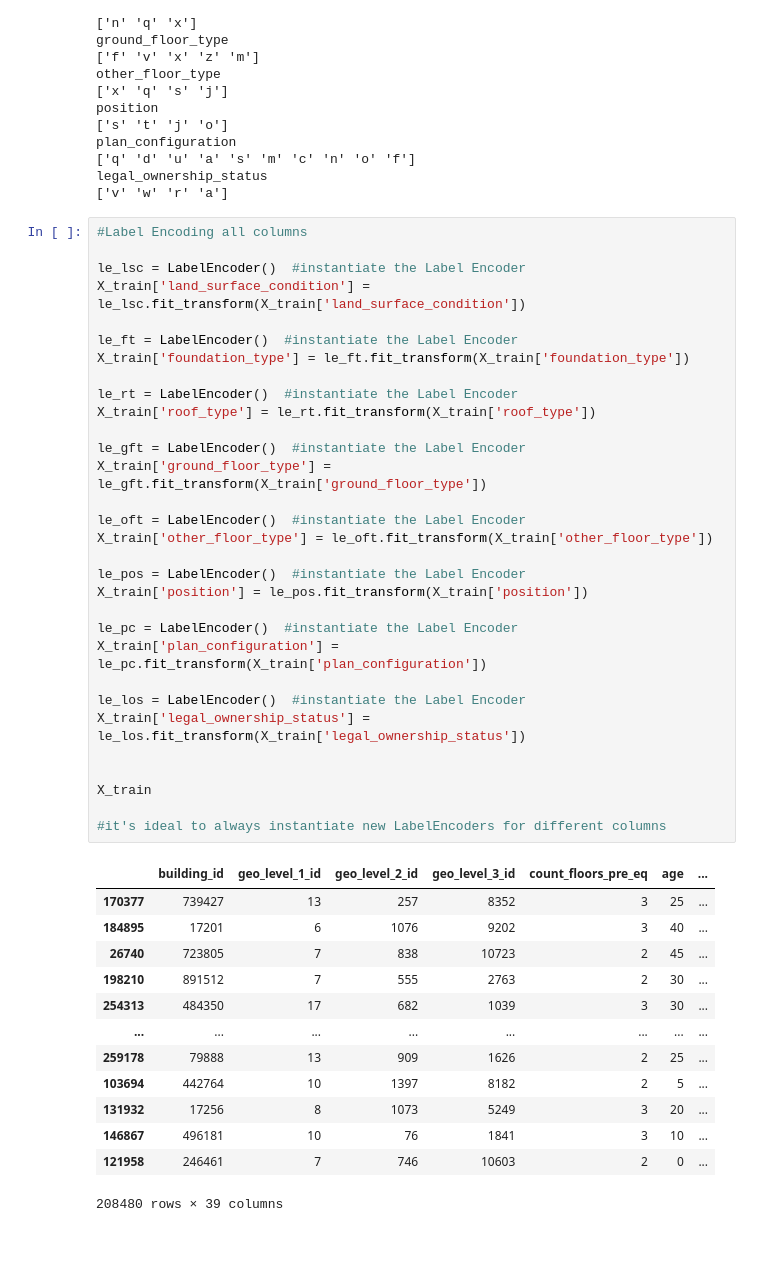
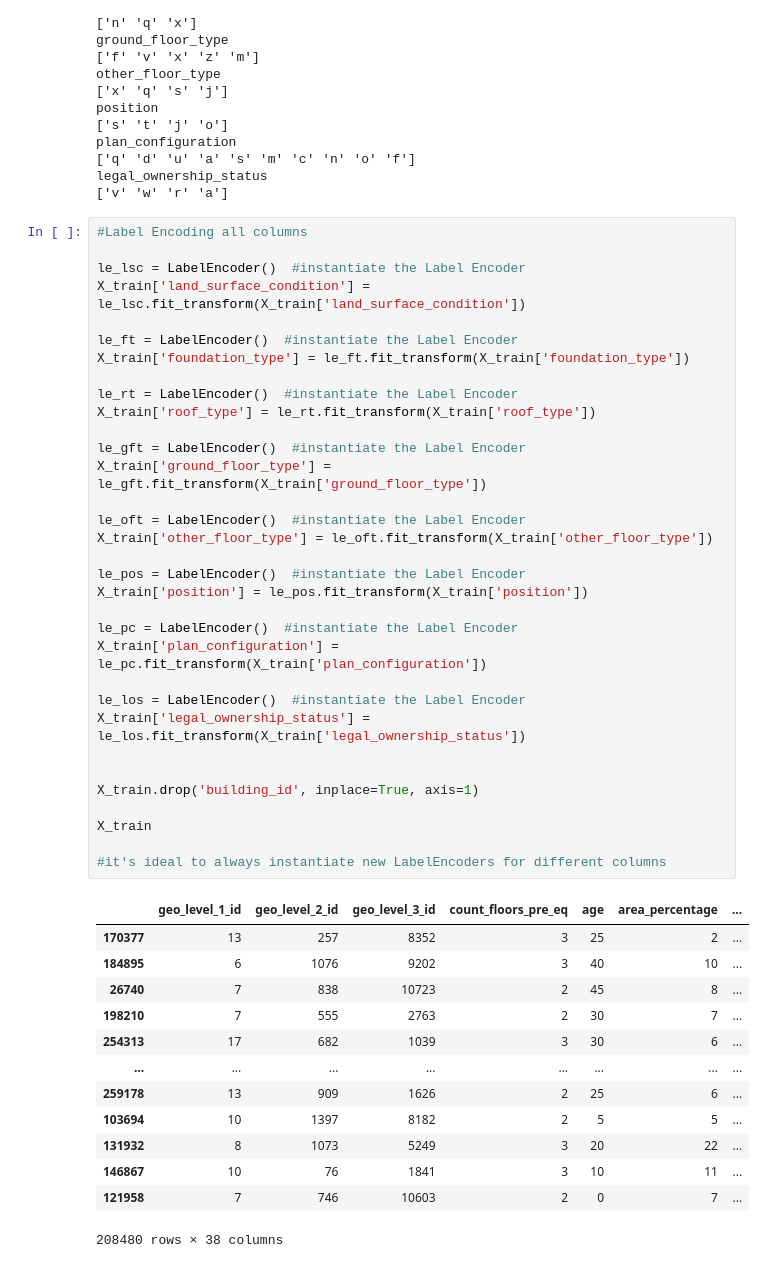
Before and after one commit to SE-Nie/DSR_competition, a Jupyter notebook: notebooks/20231005_Svenja+Micha_data_encoding_model.ipynb, the cells around one changed output. Saved outputs shown, nothing was run; the diff lists cells and outputs as text.

```diff
--- a/notebooks/20231005_Svenja+Micha_data_encoding_model.ipynb
+++ b/notebooks/20231005_Svenja+Micha_data_encoding_model.ipynb
@@ -42,46 +44,48 @@ legal_ownership_status
 
 le_lsc = LabelEncoder()  #instantiate the Label Encoder
 X_train['land_surface_condition'] = le_lsc.fit_transform(X_train['land_surface_condition'])
 
 le_ft = LabelEncoder()  #instantiate the Label Encoder
 X_train['foundation_type'] = le_ft.fit_transform(X_train['foundation_type'])
 
 le_rt = LabelEncoder()  #instantiate the Label Encoder
 X_train['roof_type'] = le_rt.fit_transform(X_train['roof_type'])
 
 le_gft = LabelEncoder()  #instantiate the Label Encoder
 X_train['ground_floor_type'] = le_gft.fit_transform(X_train['ground_floor_type'])
 
 le_oft = LabelEncoder()  #instantiate the Label Encoder
 X_train['other_floor_type'] = le_oft.fit_transform(X_train['other_floor_type'])
 
 le_pos = LabelEncoder()  #instantiate the Label Encoder
 X_train['position'] = le_pos.fit_transform(X_train['position'])
 
 le_pc = LabelEncoder()  #instantiate the Label Encoder
 X_train['plan_configuration'] = le_pc.fit_transform(X_train['plan_configuration'])
 
 le_los = LabelEncoder()  #instantiate the Label Encoder
 X_train['legal_ownership_status'] = le_los.fit_transform(X_train['legal_ownership_status'])
 
 
+X_train.drop('building_id', inplace=True, axis=1)
+
 X_train
 
 #it's ideal to always instantiate new LabelEncoders for different columns
 # %% [output]
-|  | building_id | geo_level_1_id | geo_level_2_id | geo_level_3_id | count_floors_pre_eq | age | ... |
-| 170377 | 739427 | 13 | 257 | 8352 | 3 | 25 | ... |
-| 184895 | 17201 | 6 | 1076 | 9202 | 3 | 40 | ... |
-| 26740 | 723805 | 7 | 838 | 10723 | 2 | 45 | ... |
-| 198210 | 891512 | 7 | 555 | 2763 | 2 | 30 | ... |
-| 254313 | 484350 | 17 | 682 | 1039 | 3 | 30 | ... |
+|  | geo_level_1_id | geo_level_2_id | geo_level_3_id | count_floors_pre_eq | age | area_percentage | ... |
+| 170377 | 13 | 257 | 8352 | 3 | 25 | 2 | ... |
+| 184895 | 6 | 1076 | 9202 | 3 | 40 | 10 | ... |
+| 26740 | 7 | 838 | 10723 | 2 | 45 | 8 | ... |
+| 198210 | 7 | 555 | 2763 | 2 | 30 | 7 | ... |
+| 254313 | 17 | 682 | 1039 | 3 | 30 | 6 | ... |
 | ... | ... | ... | ... | ... | ... | ... | ... |
-| 259178 | 79888 | 13 | 909 | 1626 | 2 | 25 | ... |
-| 103694 | 442764 | 10 | 1397 | 8182 | 2 | 5 | ... |
-| 131932 | 17256 | 8 | 1073 | 5249 | 3 | 20 | ... |
-| 146867 | 496181 | 10 | 76 | 1841 | 3 | 10 | ... |
-| 121958 | 246461 | 7 | 746 | 10603 | 2 | 0 | ... |
+| 259178 | 13 | 909 | 1626 | 2 | 25 | 6 | ... |
+| 103694 | 10 | 1397 | 8182 | 2 | 5 | 5 | ... |
+| 131932 | 8 | 1073 | 5249 | 3 | 20 | 22 | ... |
+| 146867 | 10 | 76 | 1841 | 3 | 10 | 11 | ... |
+| 121958 | 7 | 746 | 10603 | 2 | 0 | 7 | ... |
-208480 rows × 39 columns
+208480 rows × 38 columns
 # %%
 X_train.dtypes
 # %% [output]
```
Also changed, not shown: parts of 16 cells of this notebook, 1 other file.
